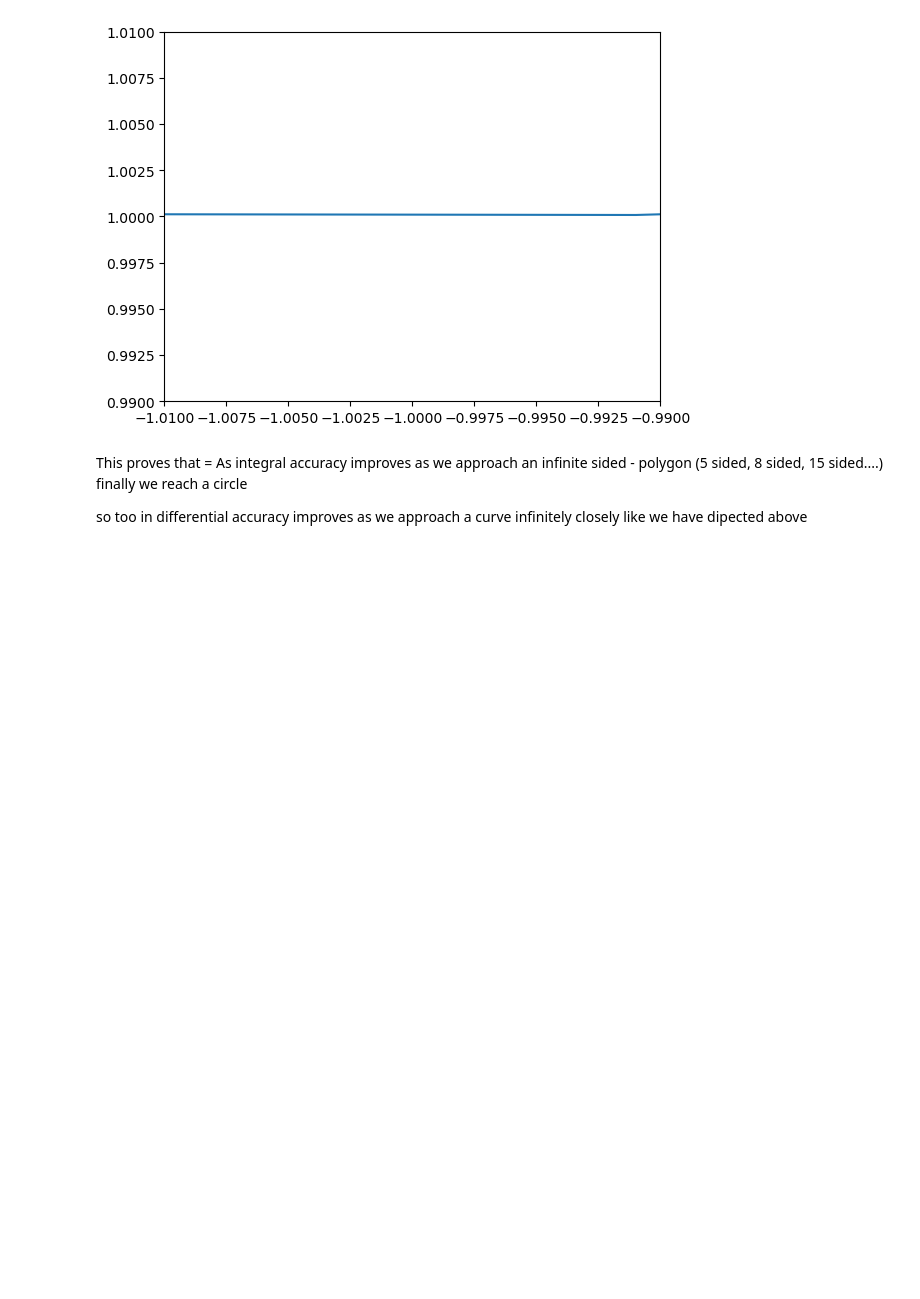
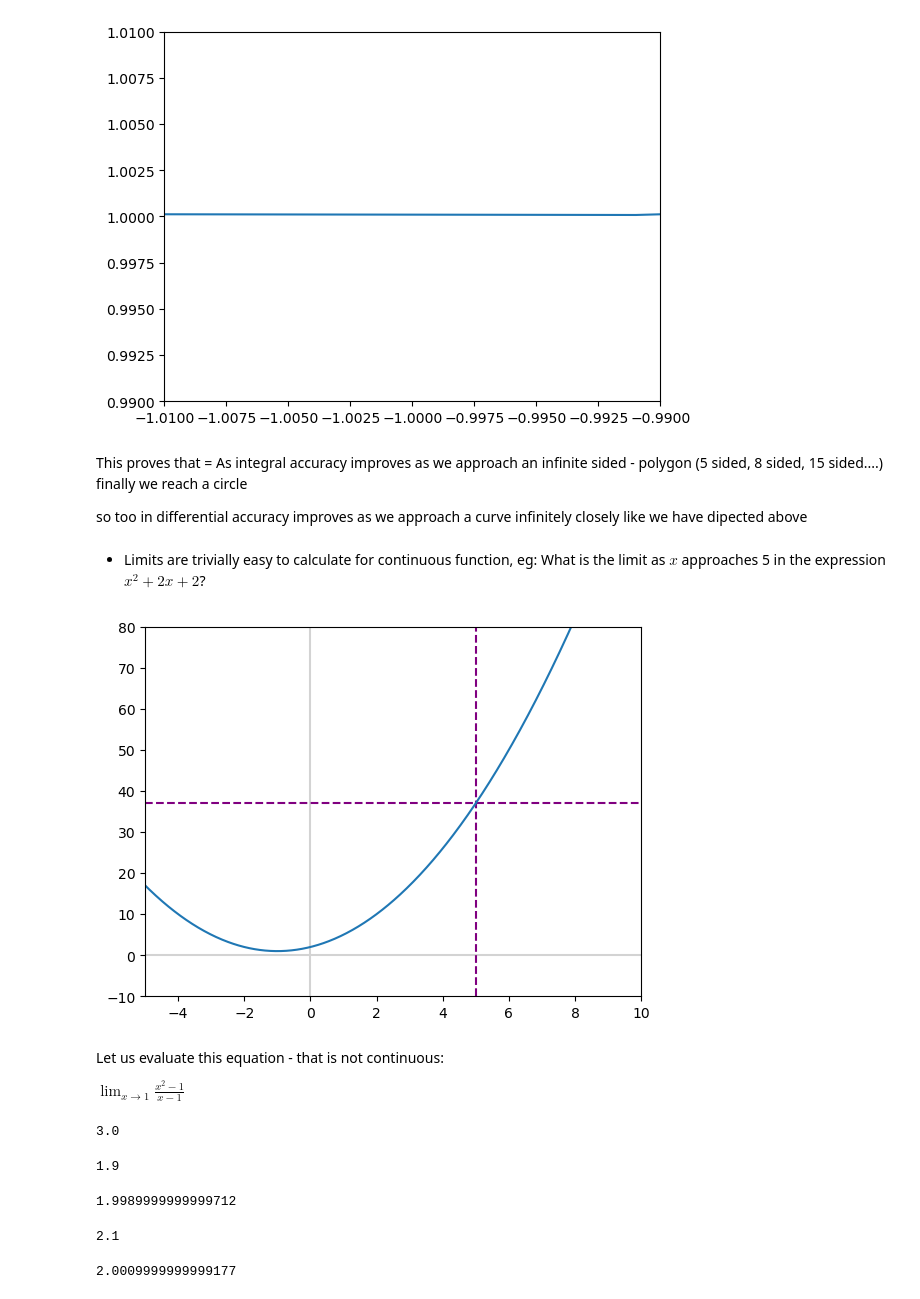
Before and after one commit to sjagadee/math_for_ai_ml, a Jupyter notebook: 3-Calculus-I/1-limits.ipynb, the cells around one changed output. Saved outputs shown, nothing was run; the diff lists cells and outputs as text; code cells hidden in the pictures; blank space fills up the shorter version.

Commit message:
limits update

```diff
--- a/3-Calculus-I/1-limits.ipynb
+++ b/3-Calculus-I/1-limits.ipynb
@@ -52,3 +52,21 @@ _ = ax.plot(x, y)
 This proves that = As integral accuracy improves as we approach an infinite sided - polygon (5 sided, 8 sided, 15 sided....) finally we reach a circle
 
 so too in differential accuracy improves as we approach a curve infinitely closely like we have dipected above
+# %% [markdown]
+* Limits are trivially easy to calculate for continuous function, eg:
+What is the limit as $x$ approaches 5 in the expression $x^2 + 2x + 2$?
+# %%
+fig, ax = plt.subplots()
+plt.axvline(x=0, color="lightgray")
+plt.axhline(y=0, color="lightgray")
+plt.xlim(-5, 10)
+plt.ylim(-10, 80)
+plt.axvline(x=5, color="purple", linestyle="--")
+plt.axhline(y=37, color="purple", linestyle="--")
+_ = ax.plot(x, y)
+# %% [output]
+[figure, added]
+# %% [markdown]
+Let us evaluate this equation - that is not continuous:
+
+$\lim_{x \to 1} \frac{x^2 - 1}{x - 1}$
@@ -54,0 +77,4 @@ so too in differential accuracy improves as we approach a curve infinitely close
+# %%
+my_func(2)
+# %% [output]
+3.0
@@ -54,0 +84,17 @@ so too in differential accuracy improves as we approach a curve infinitely close
+# %%
+# approaching the limit of 1 will work
+my_func(0.9)
+# %% [output]
+1.9
+# %%
+my_func(0.999)
+# %% [output]
+1.9989999999999712
+# %%
+my_func(1.1)
+# %% [output]
+2.1
+# %%
+my_func(1.001)
+# %% [output]
+2.0009999999999177
```
Also changed, not shown: parts of 21 cells of this notebook.
